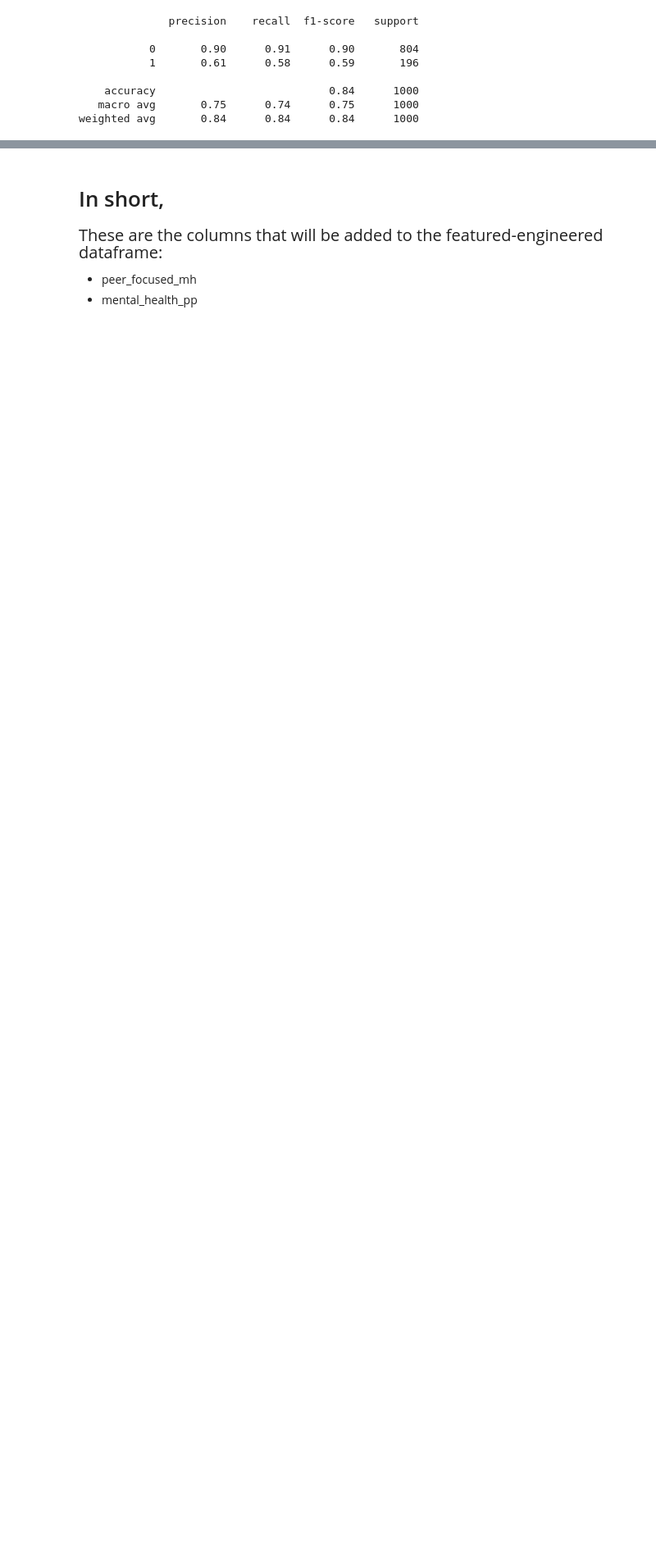
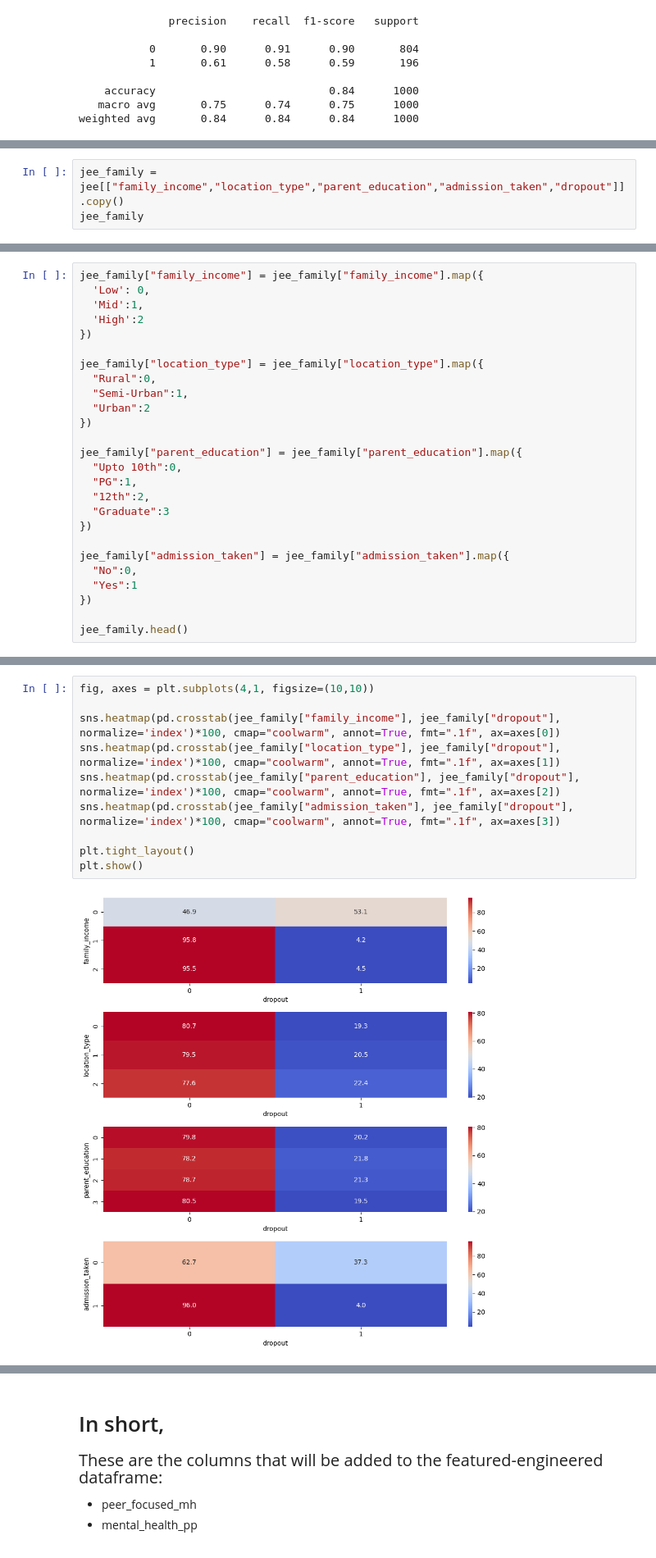
Before and after one commit to Chracker24/JEE_Dropout_ML_Project, a Jupyter notebook: Data Analysis/Feature_Engineering.ipynb, the cells around one changed output, grey strips where cells are left out. Shown at 82% size. Drawn from its saved outputs; the diff is of its cells as text; blank space fills up the shorter version.

```diff
--- a/Data Analysis/Feature_Engineering.ipynb
+++ b/Data Analysis/Feature_Engineering.ipynb
@@ -436,0 +450,3 @@ c:\Users\chrch\AppData\Local\Programs\Python\Python311\python.exe
+# %%
+jee_family = jee[["family_income","location_type","parent_education","admission_taken","dropout"]].copy()
+jee_family
@@ -436,0 +471,26 @@ c:\Users\chrch\AppData\Local\Programs\Python\Python311\python.exe
+# %%
+jee_family["family_income"] = jee_family["family_income"].map({
+  'Low': 0,
+  'Mid':1,
+  'High':2
+})
+
+jee_family["location_type"] = jee_family["location_type"].map({
+  "Rural":0,
+  "Semi-Urban":1,
+  "Urban":2
+})
+
+jee_family["parent_education"] = jee_family["parent_education"].map({
+  "Upto 10th":0,
+  "PG":1,
+  "12th":2,
+  "Graduate":3
+})
+
+jee_family["admission_taken"] = jee_family["admission_taken"].map({
+  "No":0,
+  "Yes":1
+})
+
+jee_family.head()
@@ -436,0 +504,12 @@ c:\Users\chrch\AppData\Local\Programs\Python\Python311\python.exe
+# %%
+fig, axes = plt.subplots(4,1, figsize=(10,10))
+
+sns.heatmap(pd.crosstab(jee_family["family_income"], jee_family["dropout"], normalize='index')*100, cmap="coolwarm", annot=True, fmt=".1f", ax=axes[0])
+sns.heatmap(pd.crosstab(jee_family["location_type"], jee_family["dropout"], normalize='index')*100, cmap="coolwarm", annot=True, fmt=".1f", ax=axes[1])
+sns.heatmap(pd.crosstab(jee_family["parent_education"], jee_family["dropout"], normalize='index')*100, cmap="coolwarm", annot=True, fmt=".1f", ax=axes[2])
+sns.heatmap(pd.crosstab(jee_family["admission_taken"], jee_family["dropout"], normalize='index')*100, cmap="coolwarm", annot=True, fmt=".1f", ax=axes[3])
+
+plt.tight_layout()
+plt.show()
+# %% [output]
+[figure, added]
```
Also changed, not shown: parts of 64 cells of this notebook, 1 other file.
